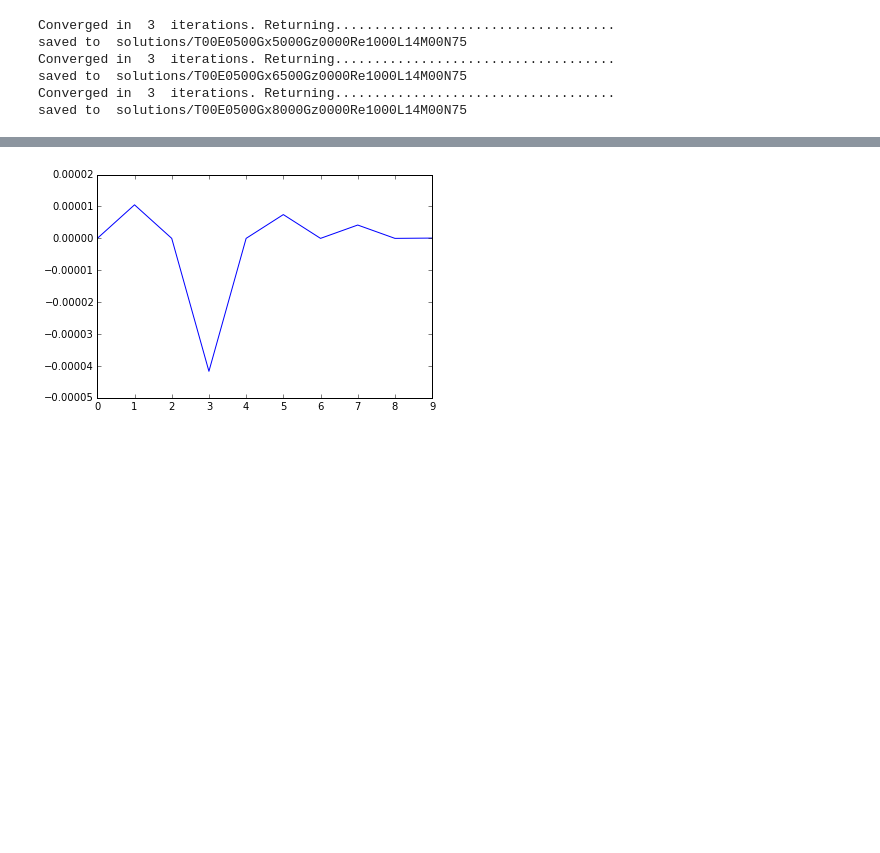
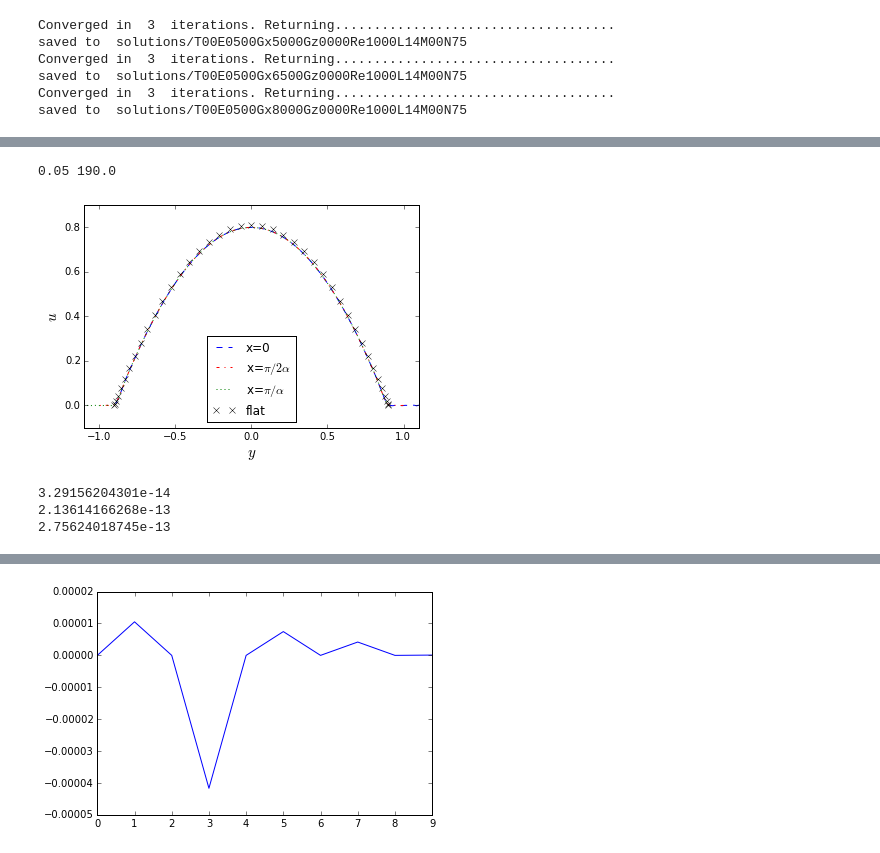
Before and after one commit to saba-vadarevu/Grooved-Channel-Flow, a Jupyter notebook: laminar.ipynb, the cells around one changed output, grey strips where cells are left out. Cells and saved outputs as stored; diff of their text form; code cells hidden in the pictures; blank space fills up the shorter version.

```diff
--- a/laminar.ipynb
+++ b/laminar.ipynb
@@ -736,0 +757,39 @@ plt.show()
+# %%
+#vf,pf = loadff('solutions/T00E0500Gx9500Gz0000Re1000L30M00N99.npy')
+vf,pf = loadff('solutions/highAlpha/L08N75/T00E0500Gx9500Gz0000Re1000L08M00N75.npy')
+fName = 'G9p5fine.eps'
+vfG95 = vf.copy()
+eps = vf.flowDict['eps']; a = vf.flowDict['alpha']; g=eps*a
+#vf = vfFineMax
+plt.figure()
+u0 = vf.getScalar().ifft(xLoc=0.,zLoc=0.)
+u1 = vf.getScalar().ifft(xLoc=np.pi/2./vf.flowDict['alpha'],zLoc=0.)
+u2 = vf.getScalar().ifft(xLoc=np.pi/vf.flowDict['alpha'],zLoc=0.)
+plt.plot(0.1+vf.y,u0.flatten(),'b--')
+plt.plot(vf.y,u1.flatten(),'r-.')
+plt.plot(-0.1+vf.y,u2.flatten(),'g:')
+plt.xlabel('$y$',fontsize=15); plt.ylabel('$u$',fontsize=15); plt.xlim([-1.1,1.1]); plt.ylim([-0.1,0.9])
+yNew = 0.9*vf.slice(N=41).y; uNew = 0.81*(1.-(yNew/0.9)**2)
+plt.plot(yNew,uNew,'kx')
+plt.legend(['x=0','x=$\\pi/2\\alpha$','x=$\\pi/\\alpha$','flat'], loc='lower center')
+print(vf.flowDict['eps'], vf.flowDict['alpha'])
+#plt.title('u for (A,S) = ( %0.2f , %0.1f ) with L=%d, N=%d, $U_b$ = %0.4f' %(2.*eps,2.*g,vf.flowDict['L'], vf.flowDict['N'],vf.flux()))
+plt.savefig(figureFolder+fName,dpi=1200,format='eps')
+plt.show()
+# %% [output]
+0.05 190.0
+[figure, added]
+# %%
+#vfG15,pfG15 = loadff('solutions/T00E0500Gx1500Gz0000Re1000L30M00N99.npy')
+#vfG50,pfG50 = loadff('solutions/T00E0500Gx5000Gz0000Re1000L30M00N99.npy')
+#vfG99,pfG99 = loadff('solutions/T00E0500Gx9990Gz0000Re1000L30M00N99.npy')
+vfG15,pfG15 = loadff('solutions/T00E1000Gx1500Gz0000Re1000L30M00N99.npy')
+vfG50,pfG50 = loadff('solutions/T00E1000Gx5000Gz0000Re1000L30M00N99.npy')
+vfG99,pfG99 = loadff('solutions/T00E1000Gx9900Gz0000Re1000L30M00N99.npy')
+print(vfG15.residuals(pField=pfG15).norm())
+print(vfG50.residuals(pField=pfG50).norm())
+print(vfG99.residuals(pField=pfG99).norm())
+# %% [output]
+3.29156204301e-14
+2.13614166268e-13
+2.75624018745e-13
```
Also changed, not shown: parts of 64 cells of this notebook, 3 other files.
